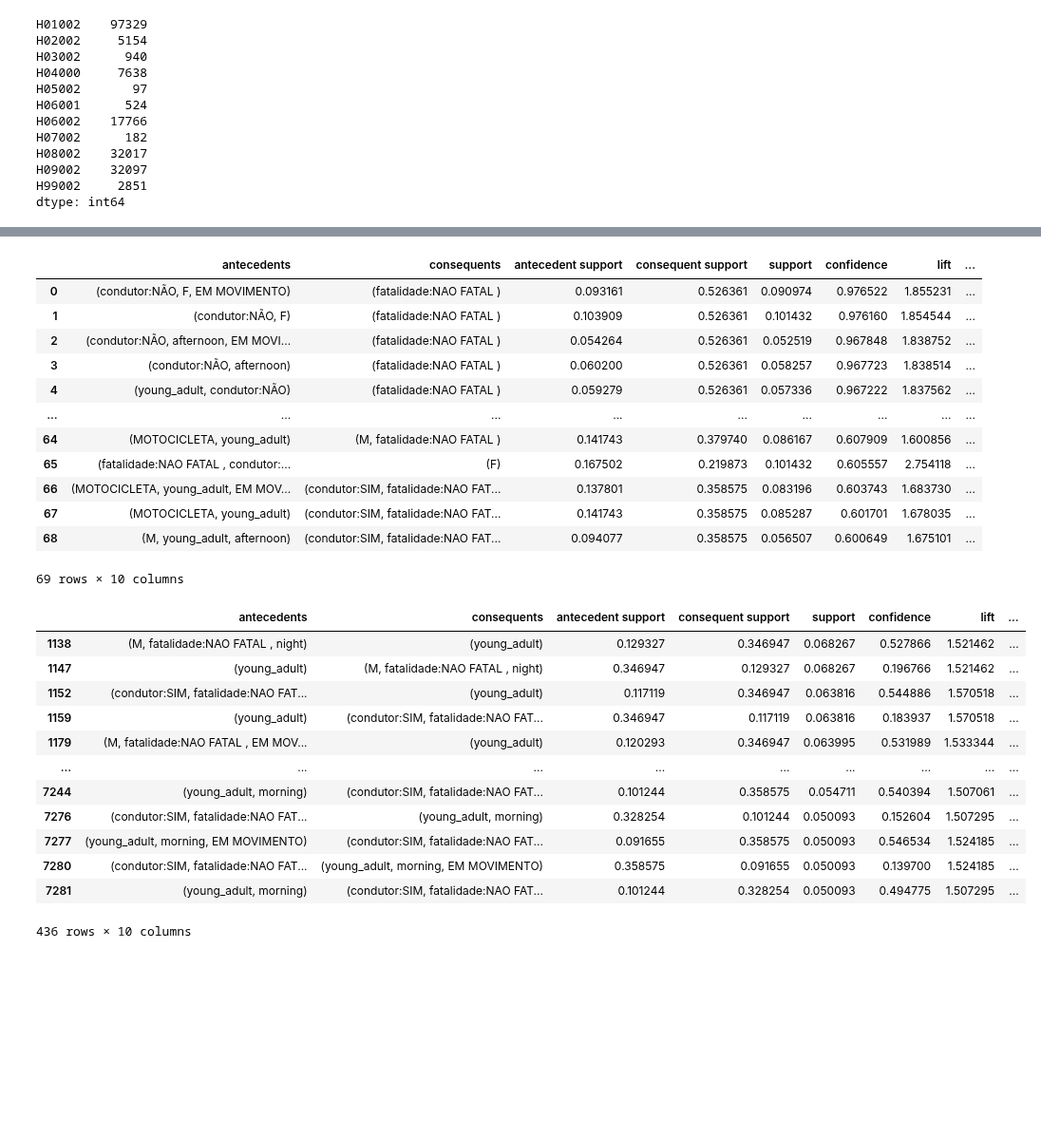
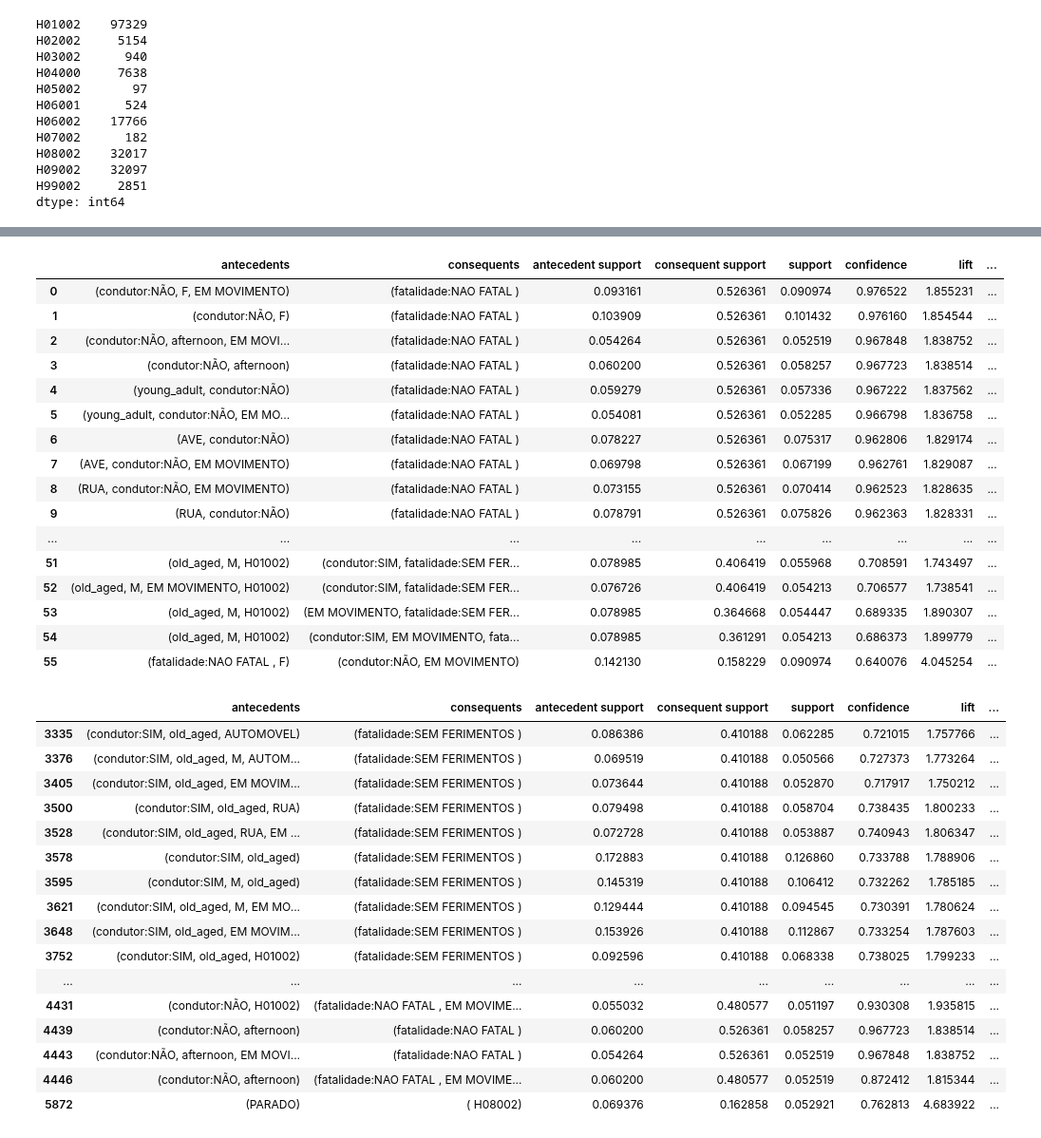
Before and after one commit to SamuelLipovetsky/mda_project, a Jupyter notebook: ItemsetMining.ipynb, the cells around one changed output, grey strips where cells are left out. Shown at 95% size. Drawn from its saved outputs; the diff is of its cells as text; code cells hidden in the pictures; blank space fills up the shorter version.

```diff
--- a/ItemsetMining.ipynb
+++ b/ItemsetMining.ipynb
@@ -263,9 +263,7 @@ concat_dfs= pd.concat([itemsetDF.reset_index(drop=True),condutor_one_hot.reset_i
                          tipo_acidente_one_hot.reset_index(drop=True),
                          desc_severidade_one_hot.reset_index(drop=True  )],axis=1)
 
-concat_dfs = concat_dfs.drop(columns=['nome_bairro',' H01002', ' H02002', ' H03002',
-       ' H04000', ' H05002', ' H06001', ' H06002', ' H07002', ' H08002',
-       ' H09002', ' H99002','condutor:NÃO INFORMADO','MOVIMENTO NAO INFORMADO','OUTROS TIPOS DE VEICULOS','OUTROS_LOCAIS','fatalidade:NAO INFORMADO  ','sexo nao informado'])
+concat_dfs = concat_dfs.drop(columns=['nome_bairro','condutor:NÃO INFORMADO','MOVIMENTO NAO INFORMADO','OUTROS TIPOS DE VEICULOS','OUTROS_LOCAIS','fatalidade:NAO INFORMADO  ','sexo nao informado'])
 # %%
 concat_dfs.columns
 # %% [output]
@@ -347,30 +347,38 @@ FPrules.sort_values(by='confidence',ascending=False).reset_index(drop=True)
 | 2 | (condutor:NÃO, afternoon, EM MOVI... | (fatalidade:NAO FATAL ) | 0.054264 | 0.526361 | 0.052519 | 0.967848 | 1.838752 | ... |
 | 3 | (condutor:NÃO, afternoon) | (fatalidade:NAO FATAL ) | 0.060200 | 0.526361 | 0.058257 | 0.967723 | 1.838514 | ... |
 | 4 | (young_adult, condutor:NÃO) | (fatalidade:NAO FATAL ) | 0.059279 | 0.526361 | 0.057336 | 0.967222 | 1.837562 | ... |
+| 5 | (young_adult, condutor:NÃO, EM MO... | (fatalidade:NAO FATAL ) | 0.054081 | 0.526361 | 0.052285 | 0.966798 | 1.836758 | ... |
+| 6 | (AVE, condutor:NÃO) | (fatalidade:NAO FATAL ) | 0.078227 | 0.526361 | 0.075317 | 0.962806 | 1.829174 | ... |
+| 7 | (AVE, condutor:NÃO, EM MOVIMENTO) | (fatalidade:NAO FATAL ) | 0.069798 | 0.526361 | 0.067199 | 0.962761 | 1.829087 | ... |
+| 8 | (RUA, condutor:NÃO, EM MOVIMENTO) | (fatalidade:NAO FATAL ) | 0.073155 | 0.526361 | 0.070414 | 0.962523 | 1.828635 | ... |
+| 9 | (RUA, condutor:NÃO) | (fatalidade:NAO FATAL ) | 0.078791 | 0.526361 | 0.075826 | 0.962363 | 1.828331 | ... |
 | ... | ... | ... | ... | ... | ... | ... | ... | ... |
-| 64 | (MOTOCICLETA, young_adult) | (M, fatalidade:NAO FATAL ) | 0.141743 | 0.379740 | 0.086167 | 0.607909 | 1.600856 | ... |
-| 65 | (fatalidade:NAO FATAL , condutor:... | (F) | 0.167502 | 0.219873 | 0.101432 | 0.605557 | 2.754118 | ... |
-| 66 | (MOTOCICLETA, young_adult, EM MOV... | (condutor:SIM, fatalidade:NAO FAT... | 0.137801 | 0.358575 | 0.083196 | 0.603743 | 1.683730 | ... |
-| 67 | (MOTOCICLETA, young_adult) | (condutor:SIM, fatalidade:NAO FAT... | 0.141743 | 0.358575 | 0.085287 | 0.601701 | 1.678035 | ... |
-| 68 | (M, young_adult, afternoon) | (condutor:SIM, fatalidade:NAO FAT... | 0.094077 | 0.358575 | 0.056507 | 0.600649 | 1.675101 | ... |
+| 51 | (old_aged, M, H01002) | (condutor:SIM, fatalidade:SEM FER... | 0.078985 | 0.406419 | 0.055968 | 0.708591 | 1.743497 | ... |
+| 52 | (old_aged, M, EM MOVIMENTO, H01002) | (condutor:SIM, fatalidade:SEM FER... | 0.076726 | 0.406419 | 0.054213 | 0.706577 | 1.738541 | ... |
+| 53 | (old_aged, M, H01002) | (EM MOVIMENTO, fatalidade:SEM FER... | 0.078985 | 0.364668 | 0.054447 | 0.689335 | 1.890307 | ... |
+| 54 | (old_aged, M, H01002) | (condutor:SIM, EM MOVIMENTO, fata... | 0.078985 | 0.361291 | 0.054213 | 0.686373 | 1.899779 | ... |
+| 55 | (fatalidade:NAO FATAL , F) | (condutor:NÃO, EM MOVIMENTO) | 0.142130 | 0.158229 | 0.090974 | 0.640076 | 4.045254 | ... |
-69 rows × 10 columns
 # %%
-pd.options.display.max_rows = 50
+pd.options.display.max_rows = 60
 FPrules
 # %% [output]
 |  | antecedents | consequents | antecedent support | consequent support | support | confidence | lift | ... |
-| 1138 | (M, fatalidade:NAO FATAL , night) | (young_adult) | 0.129327 | 0.346947 | 0.068267 | 0.527866 | 1.521462 | ... |
-| 1147 | (young_adult) | (M, fatalidade:NAO FATAL , night) | 0.346947 | 0.129327 | 0.068267 | 0.196766 | 1.521462 | ... |
-| 1152 | (condutor:SIM, fatalidade:NAO FAT... | (young_adult) | 0.117119 | 0.346947 | 0.063816 | 0.544886 | 1.570518 | ... |
-| 1159 | (young_adult) | (condutor:SIM, fatalidade:NAO FAT... | 0.346947 | 0.117119 | 0.063816 | 0.183937 | 1.570518 | ... |
-| 1179 | (M, fatalidade:NAO FATAL , EM MOV... | (young_adult) | 0.120293 | 0.346947 | 0.063995 | 0.531989 | 1.533344 | ... |
+| 3335 | (condutor:SIM, old_aged, AUTOMOVEL) | (fatalidade:SEM FERIMENTOS ) | 0.086386 | 0.410188 | 0.062285 | 0.721015 | 1.757766 | ... |
+| 3376 | (condutor:SIM, old_aged, M, AUTOM... | (fatalidade:SEM FERIMENTOS ) | 0.069519 | 0.410188 | 0.050566 | 0.727373 | 1.773264 | ... |
+| 3405 | (condutor:SIM, old_aged, EM MOVIM... | (fatalidade:SEM FERIMENTOS ) | 0.073644 | 0.410188 | 0.052870 | 0.717917 | 1.750212 | ... |
+| 3500 | (condutor:SIM, old_aged, RUA) | (fatalidade:SEM FERIMENTOS ) | 0.079498 | 0.410188 | 0.058704 | 0.738435 | 1.800233 | ... |
+| 3528 | (condutor:SIM, old_aged, RUA, EM ... | (fatalidade:SEM FERIMENTOS ) | 0.072728 | 0.410188 | 0.053887 | 0.740943 | 1.806347 | ... |
+| 3578 | (condutor:SIM, old_aged) | (fatalidade:SEM FERIMENTOS ) | 0.172883 | 0.410188 | 0.126860 | 0.733788 | 1.788906 | ... |
+| 3595 | (condutor:SIM, M, old_aged) | (fatalidade:SEM FERIMENTOS ) | 0.145319 | 0.410188 | 0.106412 | 0.732262 | 1.785185 | ... |
+| 3621 | (condutor:SIM, old_aged, M, EM MO... | (fatalidade:SEM FERIMENTOS ) | 0.129444 | 0.410188 | 0.094545 | 0.730391 | 1.780624 | ... |
+| 3648 | (condutor:SIM, old_aged, EM MOVIM... | (fatalidade:SEM FERIMENTOS ) | 0.153926 | 0.410188 | 0.112867 | 0.733254 | 1.787603 | ... |
+| 3752 | (condutor:SIM, old_aged, H01002) | (fatalidade:SEM FERIMENTOS ) | 0.092596 | 0.410188 | 0.068338 | 0.738025 | 1.799233 | ... |
 | ... | ... | ... | ... | ... | ... | ... | ... | ... |
-| 7244 | (young_adult, morning) | (condutor:SIM, fatalidade:NAO FAT... | 0.101244 | 0.358575 | 0.054711 | 0.540394 | 1.507061 | ... |
-| 7276 | (condutor:SIM, fatalidade:NAO FAT... | (young_adult, morning) | 0.328254 | 0.101244 | 0.050093 | 0.152604 | 1.507295 | ... |
-| 7277 | (young_adult, morning, EM MOVIMENTO) | (condutor:SIM, fatalidade:NAO FAT... | 0.091655 | 0.358575 | 0.050093 | 0.546534 | 1.524185 | ... |
-| 7280 | (condutor:SIM, fatalidade:NAO FAT... | (young_adult, morning, EM MOVIMENTO) | 0.358575 | 0.091655 | 0.050093 | 0.139700 | 1.524185 | ... |
-| 7281 | (young_adult, morning) | (condutor:SIM, fatalidade:NAO FAT... | 0.101244 | 0.328254 | 0.050093 | 0.494775 | 1.507295 | ... |
+| 4431 | (condutor:NÃO, H01002) | (fatalidade:NAO FATAL , EM MOVIME... | 0.055032 | 0.480577 | 0.051197 | 0.930308 | 1.935815 | ... |
+| 4439 | (condutor:NÃO, afternoon) | (fatalidade:NAO FATAL ) | 0.060200 | 0.526361 | 0.058257 | 0.967723 | 1.838514 | ... |
+| 4443 | (condutor:NÃO, afternoon, EM MOVI... | (fatalidade:NAO FATAL ) | 0.054264 | 0.526361 | 0.052519 | 0.967848 | 1.838752 | ... |
+| 4446 | (condutor:NÃO, afternoon) | (fatalidade:NAO FATAL , EM MOVIME... | 0.060200 | 0.480577 | 0.052519 | 0.872412 | 1.815344 | ... |
+| 5872 | (PARADO) | ( H08002) | 0.069376 | 0.162858 | 0.052921 | 0.762813 | 4.683922 | ... |
-436 rows × 10 columns
 # %%
 FPrules.sort_values(by='leverage',ascending=False).reset_index(drop=True)
 # %% [output]
```
Also changed, not shown: parts of 10 cells of this notebook.
